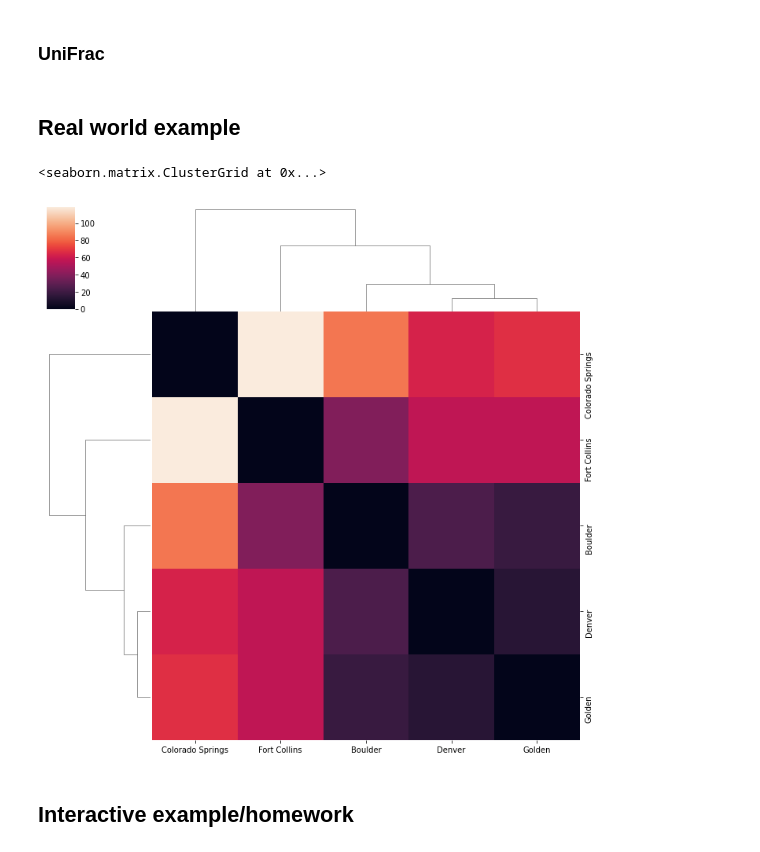
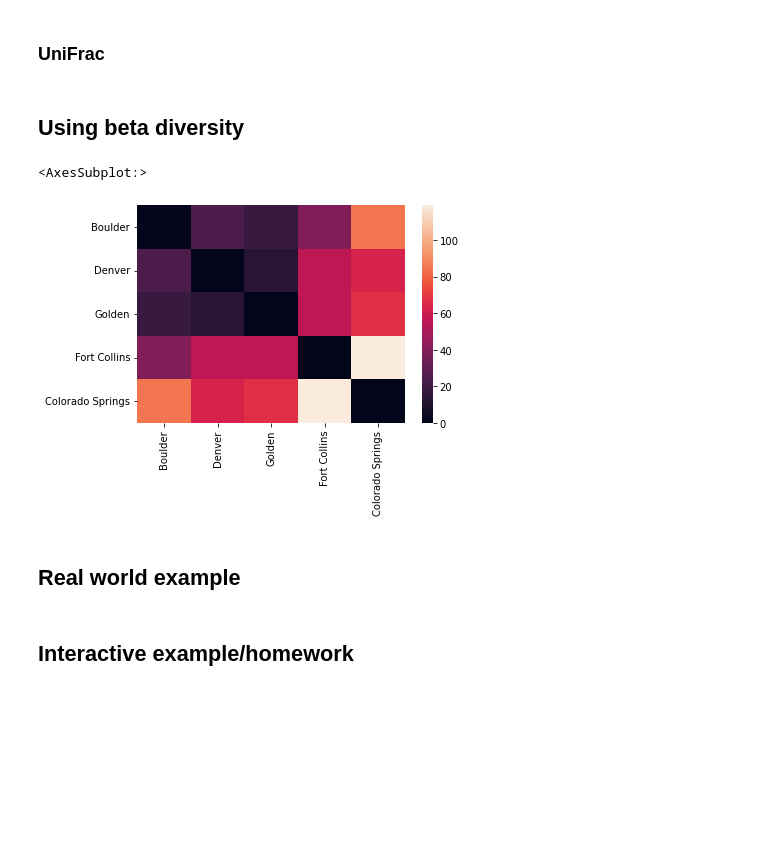
Before and after one commit to sterrettJD/CSCI-6118-Project, a Jupyter notebook: Notebooks/Beta-diversity.ipynb, the cells around one changed output. Saved outputs shown, nothing was run; the diff lists cells and outputs as text; code cells hidden in the pictures; blank space fills up the shorter version.

```diff
--- a/Notebooks/Beta-diversity.ipynb
+++ b/Notebooks/Beta-diversity.ipynb
@@ -46,13 +133,15 @@ Colorado Springs       85      63      67           119                 0
 # %% [markdown]
 ### UniFrac
+# %% [markdown]
+## Using beta diversity
+# %%
+import seaborn as sns
+
+sns.heatmap(distances_df)
+# %% [output]
+<AxesSubplot:>
+[figure, added]
 # %% [markdown]
 ## Real world example
-# %%
-import seaborn as sns
-
-sns.clustermap(distances_df)
-# %% [output]
-<seaborn.matrix.ClusterGrid at 0x...>
-[figure, removed]
 # %% [markdown]
 ## Interactive example/homework
```
Also changed, not shown: parts of 10 cells of this notebook.
